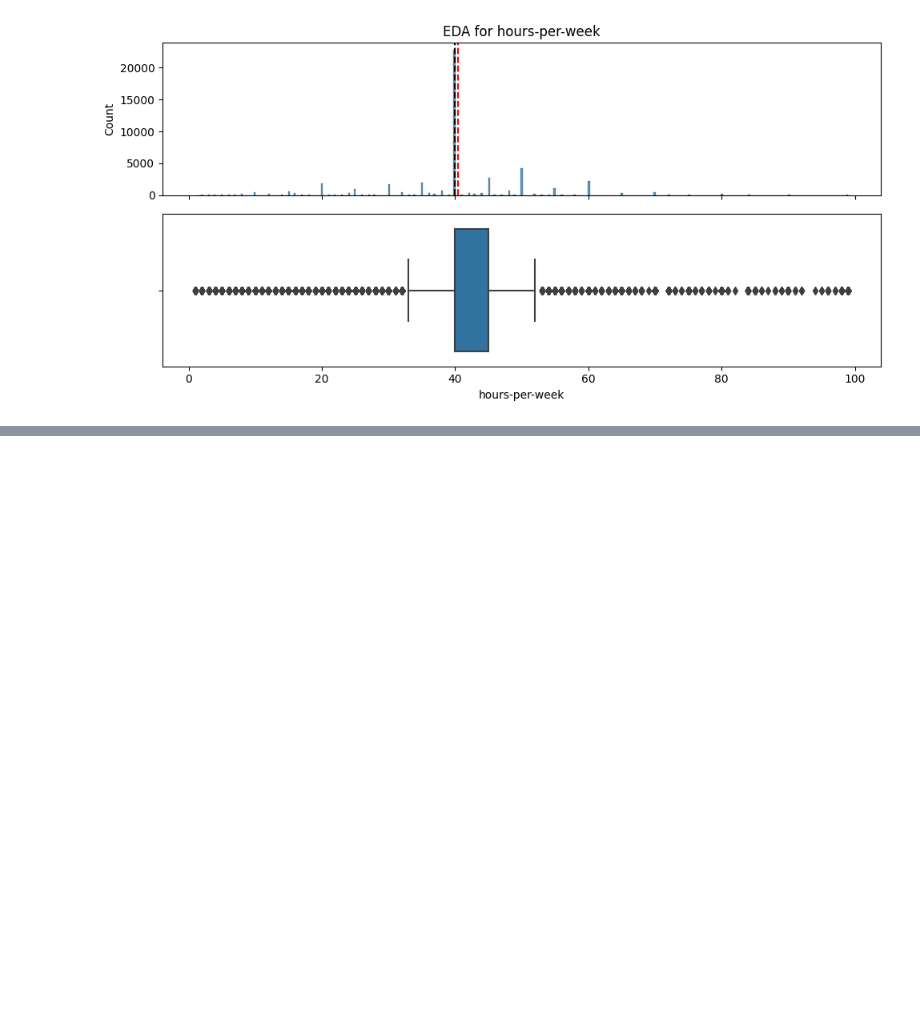
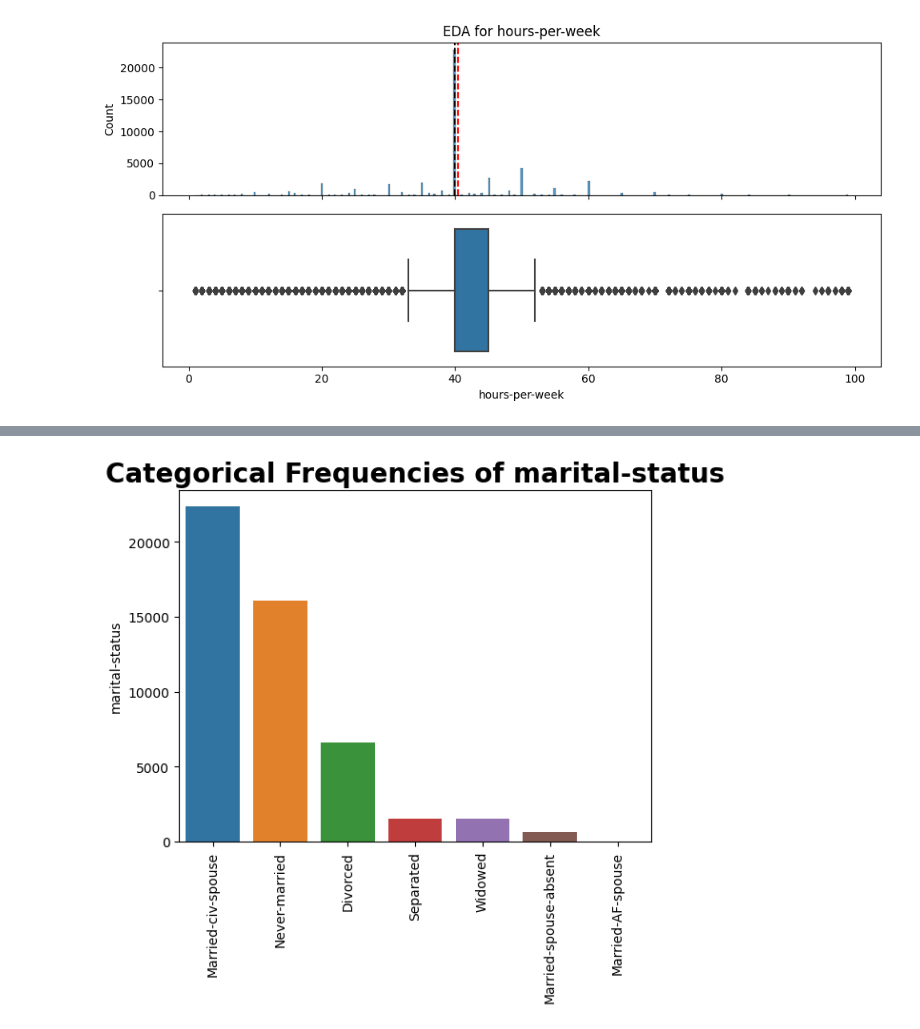
Before and after one commit to GyaviWalls/extra_datasets, a Jupyter notebook: Project_2.ipynb, the cells around one changed output, grey strips where cells are left out. Cells and saved outputs as stored; diff of their text form; code cells hidden in the pictures; blank space fills up the shorter version.

```diff
--- a/Project_2.ipynb
+++ b/Project_2.ipynb
@@ -331,0 +339,4 @@ IndexError: ignored
+# %%
+plot_bar(df2, cat_cols[2]);
+# %% [output]
+[figure, added]
```
Also changed, not shown: parts of 11 cells of this notebook.
